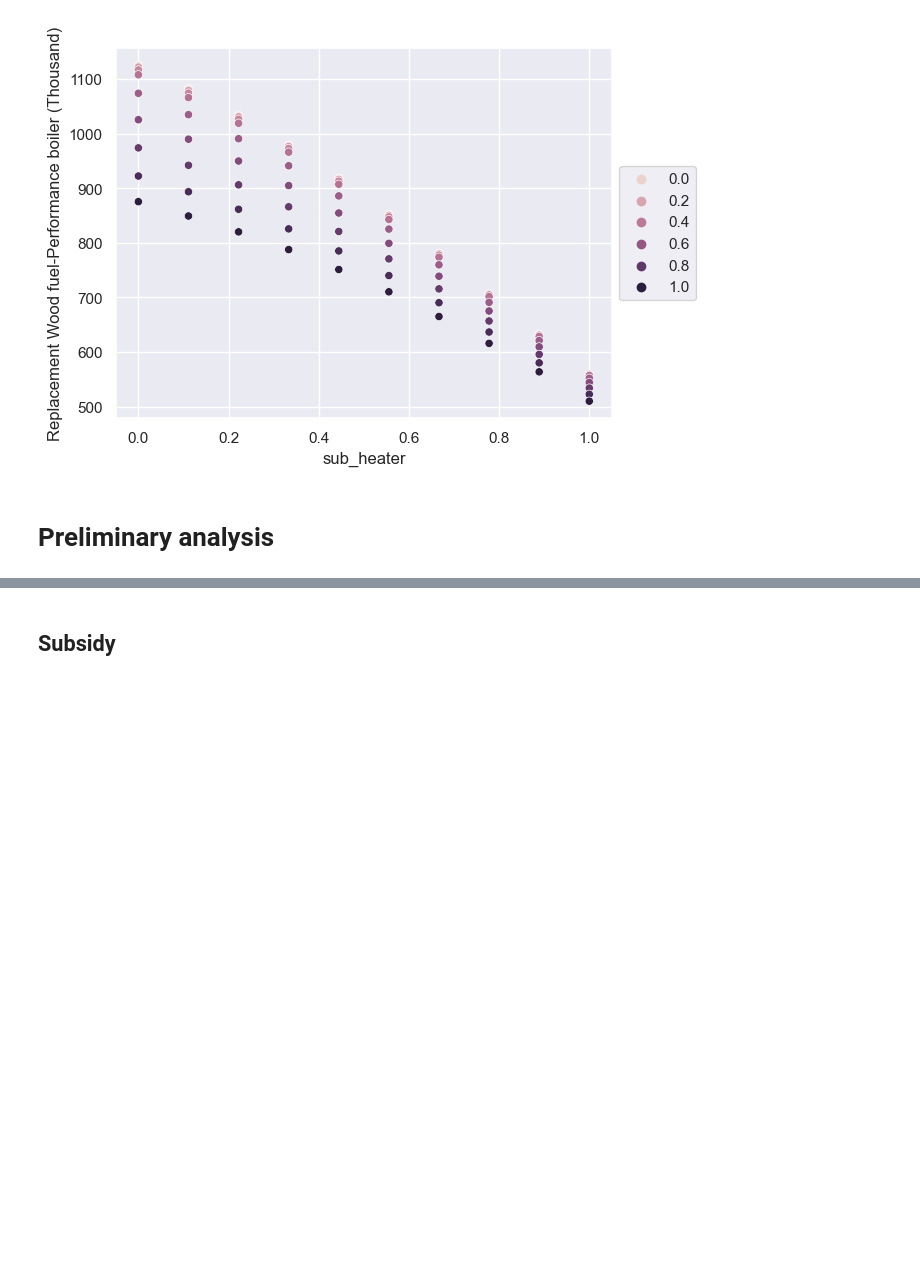
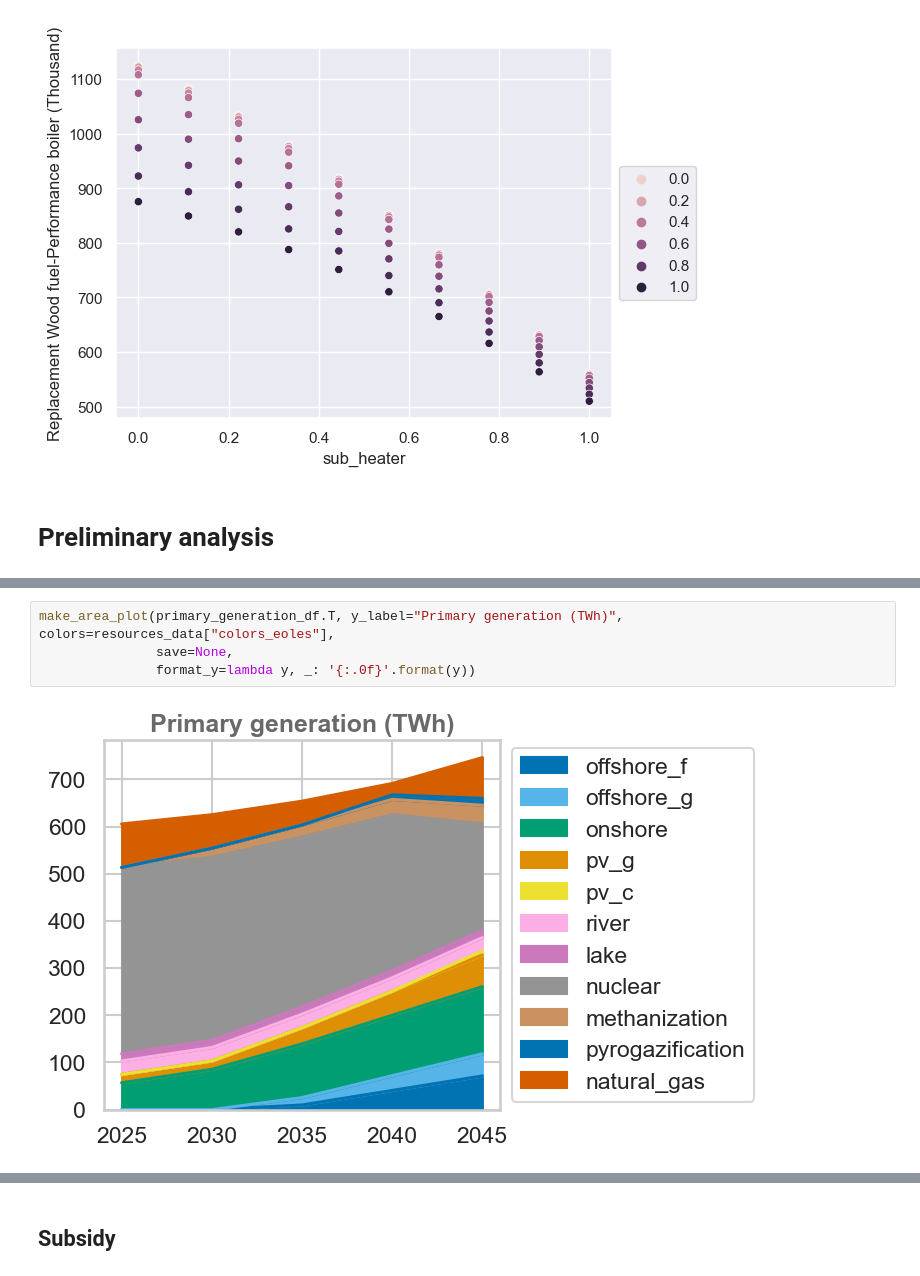
Before and after one commit to CIRED/EOLES-Coupling, a Jupyter notebook: resirf_eoles_coupling.ipynb, the cells around one changed output, grey strips where cells are left out. Drawn from its saved outputs; the diff is of its cells as text; blank space fills up the shorter version.

```diff
--- a/resirf_eoles_coupling.ipynb
+++ b/resirf_eoles_coupling.ipynb
@@ -93,0 +170,6 @@ list_sub_heater
+# %%
+make_area_plot(primary_generation_df.T, y_label="Primary generation (TWh)", colors=resources_data["colors_eoles"],
+               save=None,
+               format_y=lambda y, _: '{:.0f}'.format(y))
+# %% [output]
+[figure, added]
```
Also changed, not shown: parts of 41 cells of this notebook, 10 other files.
